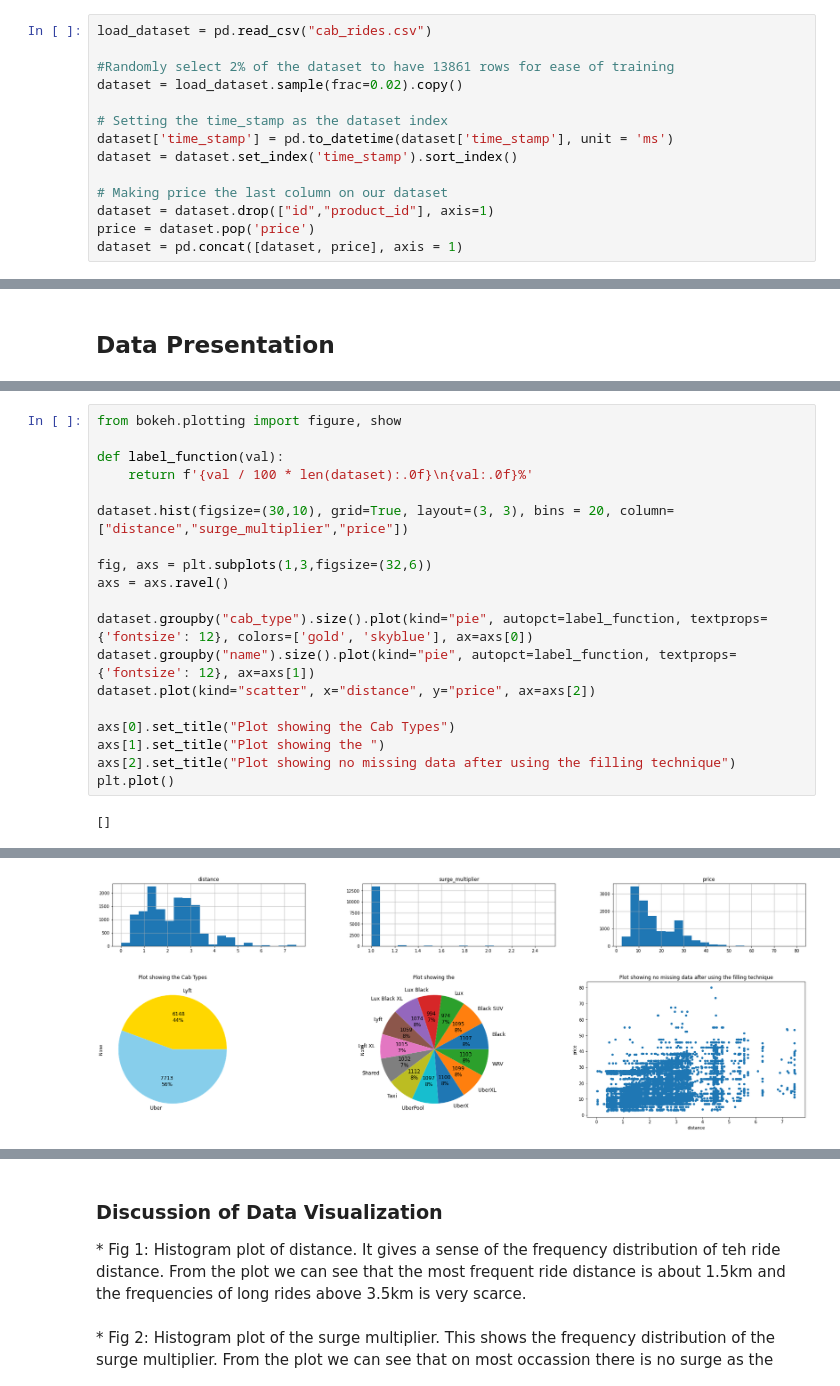
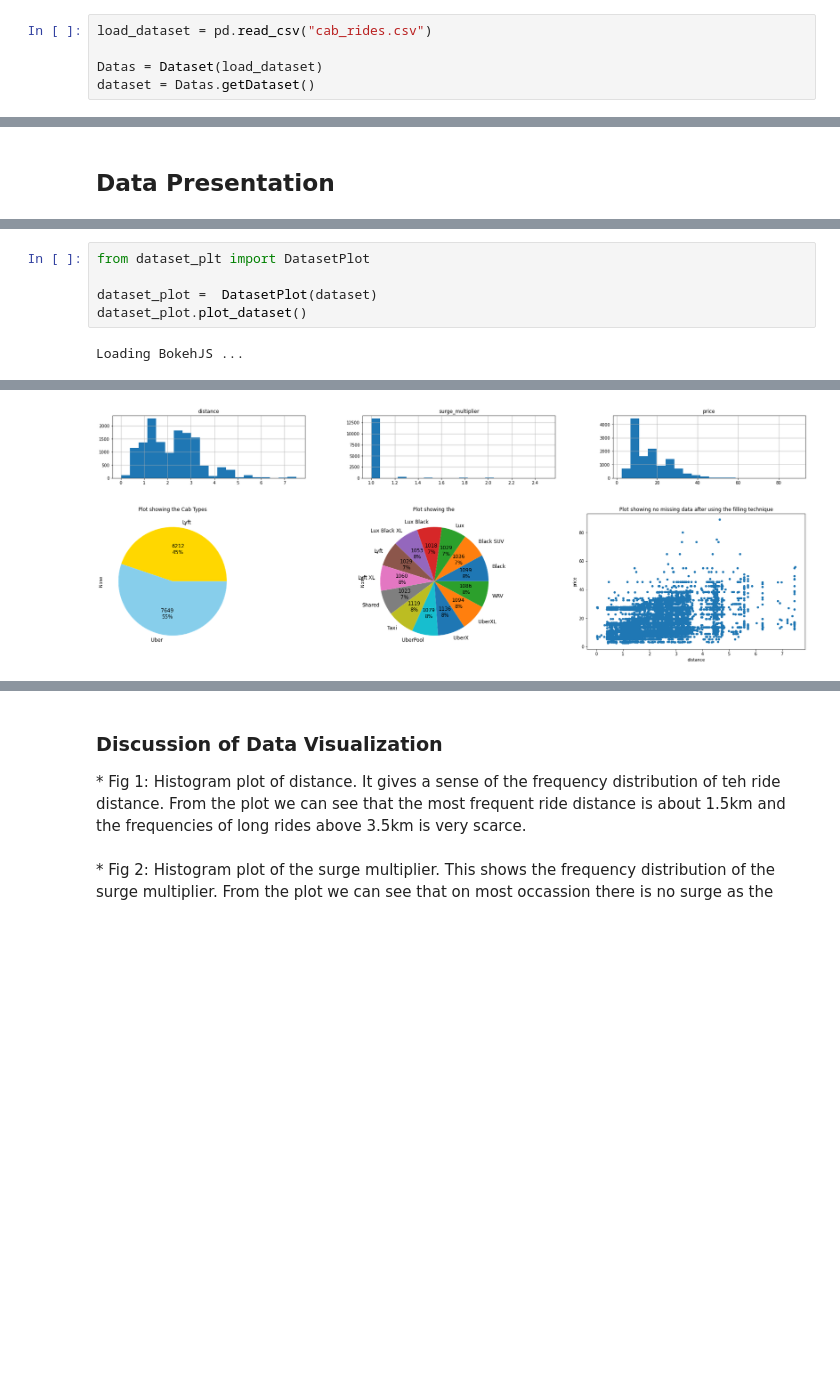
Before and after one commit to Falomo/uber-lyft-prices-prediction, a Jupyter notebook: omfalomo_project.ipynb, the cells around one changed output, grey strips where cells are left out. Saved outputs shown, nothing was run; the diff lists cells and outputs as text; blank space fills up the shorter version.

```diff
--- a/omfalomo_project.ipynb
+++ b/omfalomo_project.ipynb
@@ -24,15 +26,6 @@ We will be working with the following columns:
 # %%
 load_dataset = pd.read_csv("cab_rides.csv")
 
-#Randomly select 2% of the dataset to have 13861 rows for ease of training
-dataset = load_dataset.sample(frac=0.02).copy()
-
-# Setting the time_stamp as the dataset index
-dataset['time_stamp'] = pd.to_datetime(dataset['time_stamp'], unit = 'ms')
-dataset = dataset.set_index('time_stamp').sort_index()
-
-# Making price the last column on our dataset
-dataset = dataset.drop(["id","product_id"], axis=1)
-price = dataset.pop('price')
-dataset = pd.concat([dataset, price], axis = 1)
+Datas = Dataset(load_dataset)
+dataset = Datas.getDataset()
 # %%
@@ -58,21 +68,7 @@ dataset.head()
 # %%
-from bokeh.plotting import figure, show
+from dataset_plt import DatasetPlot
 
-def label_function(val):
-    return f'{val / 100 * len(dataset):.0f}\n{val:.0f}%'
-
-dataset.hist(figsize=(30,10), grid=True, layout=(3, 3), bins = 20, column=["distance","surge_multiplier","price"])
-
-fig, axs = plt.subplots(1,3,figsize=(32,6))
-axs = axs.ravel()
-
-dataset.groupby("cab_type").size().plot(kind="pie", autopct=label_function, textprops={'fontsize': 12}, colors=['gold', 'skyblue'], ax=axs[0])
-dataset.groupby("name").size().plot(kind="pie", autopct=label_function, textprops={'fontsize': 12}, ax=axs[1])
-dataset.plot(kind="scatter", x="distance", y="price", ax=axs[2])
-
-axs[0].set_title("Plot showing the Cab Types")
-axs[1].set_title("Plot showing the ")
-axs[2].set_title("Plot showing no missing data after using the filling technique")
-plt.plot()
+dataset_plot =  DatasetPlot(dataset)
+dataset_plot.plot_dataset()
 # %% [output]
-[]
+Loading BokehJS ...
@@ -79,3 +76,3 @@ plt.plot()
-[figure, old version]
+[figure, new version]
-[figure, old version]
+[figure, new version]
 # %%
```
Also changed, not shown: parts of 7 cells of this notebook, 2 other files.
